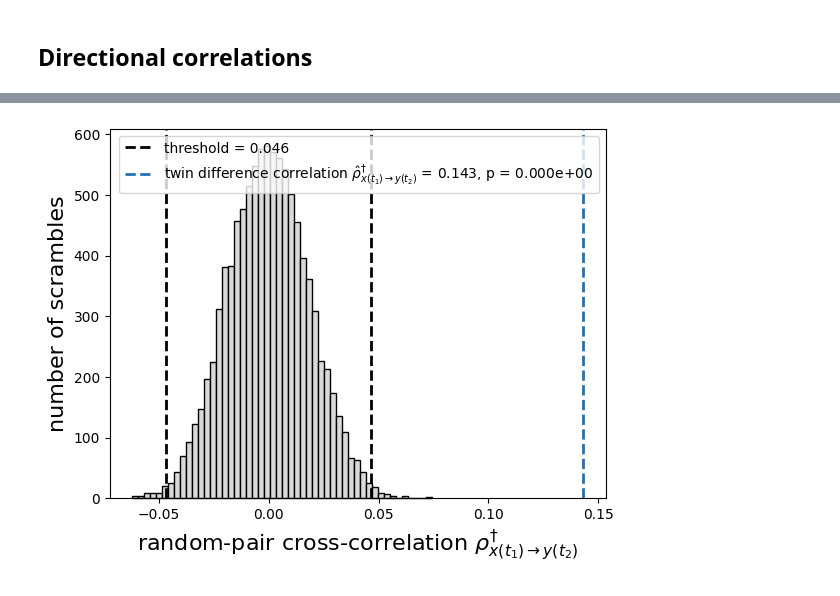
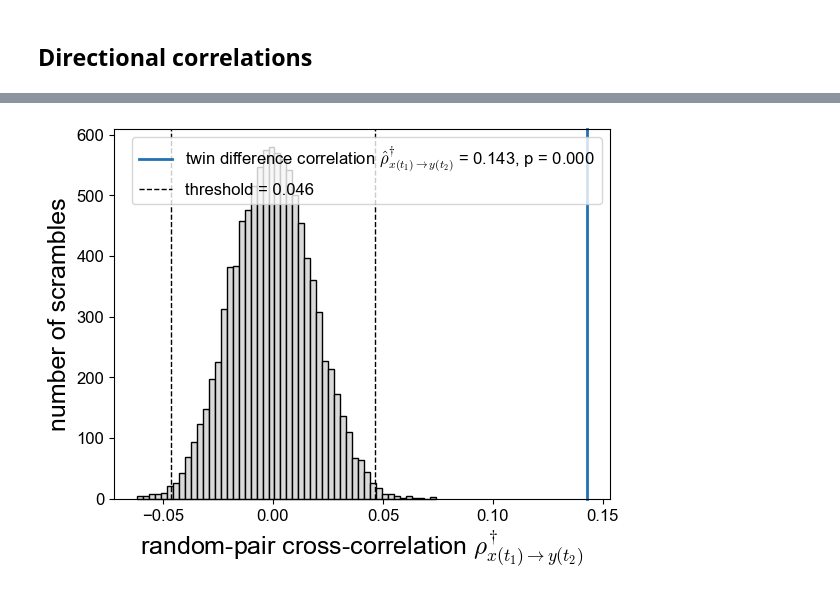
Before and after one commit to Keerthana910234/TwINFER, a Jupyter notebook: scripts_to_make_figures/supp_figures.ipynb, the cells around one changed output, grey strips where cells are left out. Drawn from its saved outputs; the diff is of its cells as text; code cells hidden in the pictures.

Commit message:
formatted supp figures

```diff
--- a/scripts_to_make_figures/supp_figures.ipynb
+++ b/scripts_to_make_figures/supp_figures.ipynb
@@ -1166,10 +1006,3 @@ results_df = results_df.sort_values(by=["file_low", "time_step"]).reset_index(dr
 
 # # Save table (optional)
 results_df.to_csv(f"/home/gzu5140/Keerthana_b1042/grnInference/plot_data/supp_figure/twin_correlation_over_time_{folder_name}.csv", index=False)
-# %%
-os.environ["PATH"] = "/software/texlive/2020/bin/x86_64-linux/latex" + os.environ["PATH"]
-mpl.rcParams["text.usetex"] = True
-mpl.rcParams["svg.fonttype"] = "none"
-import shutil
-print("latex found at:", shutil.which("latex"))
-print("which pdflatex:", shutil.which("pdflatex"))
@@ -3672,30 +3305,47 @@ for gene_i, gene_j in all_pairs:
 
 # # Empirical p-value
 # p_value = np.mean(np.abs(shuffled_corrs) >= abs(raw_val))
+# --- Save CSV with shuffle + actual values ---
+outname = f"direction_A_to_B"
+# df_out = pd.DataFrame({"shuffled_corrs": shuffled_corrs})
+# df_out["actual_corr"] = raw_val
+# df_out["normalized_corr"] = norm_val
+# df_out["threshold"] = current_threshold
+# df_out["p_value"] = p_value
+# df_out.to_csv(
+#     f"{path_to_data}/{outname}.csv",
+#     index=False
+# )
 
+df_out = pd.read_csv(f"{path_to_data}/{outname}.csv")
+raw_val = df_out["actual_corr"][0]
+shuffled_corrs = df_out["shuffled_corrs"].to_list()
+p_value = df_out["p_value"][0]
+current_threshold = df_out["threshold"][0]
 # --- Plot ---
 fig, ax = plt.subplots()
-
+choice = "blue"
 # Histogram of shuffled correlations
+# Actual correlation line (colored)
+ax.axvline(
+    raw_val,
+    color=line_colors[choice], linewidth=2, linestyle = "-",
+    label=rf"twin difference correlation $\hat{{\rho}}^{{\dagger}}_{{x(t_{1}) \to y(t_{2})}}$ = {raw_val:.3f}, p = {p_value:.3f}"
+)
 ax.hist(shuffled_corrs, bins=50, color=hist_color, edgecolor="black")
 
 # Threshold lines (±current_threshold, dashed black)
 ax.axvline(
-    current_threshold, linestyle="--", color="black", linewidth=2,
+    current_threshold, linestyle="--", color="black", linewidth=1,
     label=f"threshold = {current_threshold:.3f}"
 )
-ax.axvline(-current_threshold, linestyle="--", color="black", linewidth=2)
+ax.axvline(-current_threshold, linestyle="--", color="black", linewidth=1)
 
-# Actual correlation line (colored)
-ax.axvline(
-    raw_val,
-    color=line_colors[choice], linewidth=2, linestyle = "--",
-    label=rf"twin difference correlation $\hat{{\rho}}^{{\dagger}}_{{x(t_{1}) \to y(t_{2})}}$ = {raw_val:.3f}, p = {p_value:.3e}"
-)
+
 
 # Labels
-xlabel = ax.set_xlabel(r"random-pair cross-correlation $\rho^{\dagger}_{x(t_{1}) \to y(t_{2})}$", fontsize=16)
-ylabel = ax.set_ylabel("number of scrambles", fontsize=16)
+xlabel = ax.set_xlabel(r"random-pair cross-correlation $\rho^{\dagger}_{x(t_{1}) \to y(t_{2})}$")
+ylabel = ax.set_ylabel("number of scrambles")
 xlabel.set_clip_on(False)
 ylabel.set_clip_on(False)
 
@@ -3708,25 +3358,24 @@ for artist in ax.get_children():
         artist.set_clip_on(False)
 
 # --- Save figure ---
-outname = f"direction_A_to_B"
+
 plt.savefig(
-    f"/home/gzu5140/Keerthana_b1042/grnInference/plots/supp_figures/new_fig/{outname}.svg",
-    format="svg"
+    f"{path_to_plots}/{outname}.svg",
+    format="svg",
+    facecolor="none",    # transparent figure background
+    edgecolor="none", transparent = True
 )
 plt.savefig(
-    f"/home/gzu5140/Keerthana_b1042/grnInference/plots/supp_figures/new_fig/{outname}.png",
-    format="png"
+    f"{path_to_plots}/{outname}.png",
+    format="png",
+    facecolor="none",    # transparent figure background
+    edgecolor="none", transparent = True, dpi = 600
+)
+plt.savefig(
+    f"{path_to_plots}/{outname}.pdf",
+    format="pdf",
+    facecolor="none",    # transparent figure background
+    edgecolor="none", transparent = True
 )
 plt.show()
-
-# --- Save CSV with shuffle + actual values ---
-df_out = pd.DataFrame({"shuffled_corrs": shuffled_corrs})
-df_out["actual_corr"] = raw_val
-df_out["normalized_corr"] = norm_val
-df_out["threshold"] = current_threshold
-df_out["p_value"] = p_value
-df_out.to_csv(
-    f"/home/gzu5140/Keerthana_b1042/grnInference/plot_data/supp_figure/{outname}.csv",
-    index=False
-)
 # %% [output]
@@ -3733 +3388 @@ df_out.to_csv(
-[figure, old version]
+[figure, new version]
```
Also changed, not shown: parts of 30 cells of this notebook.
